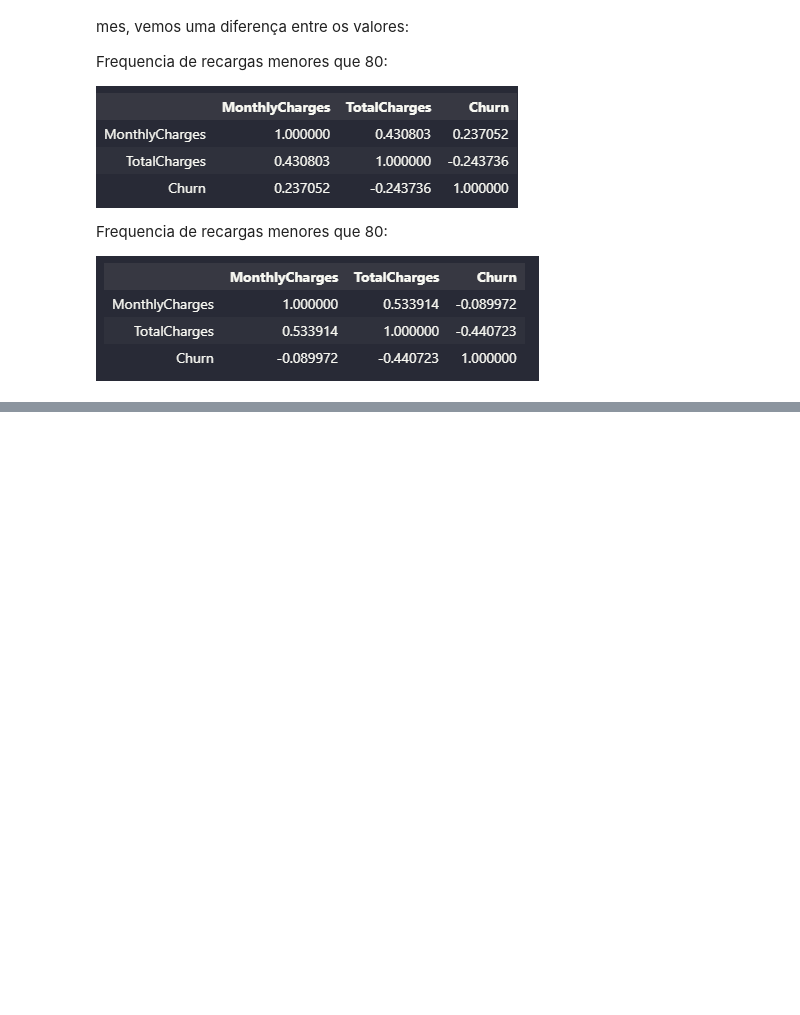
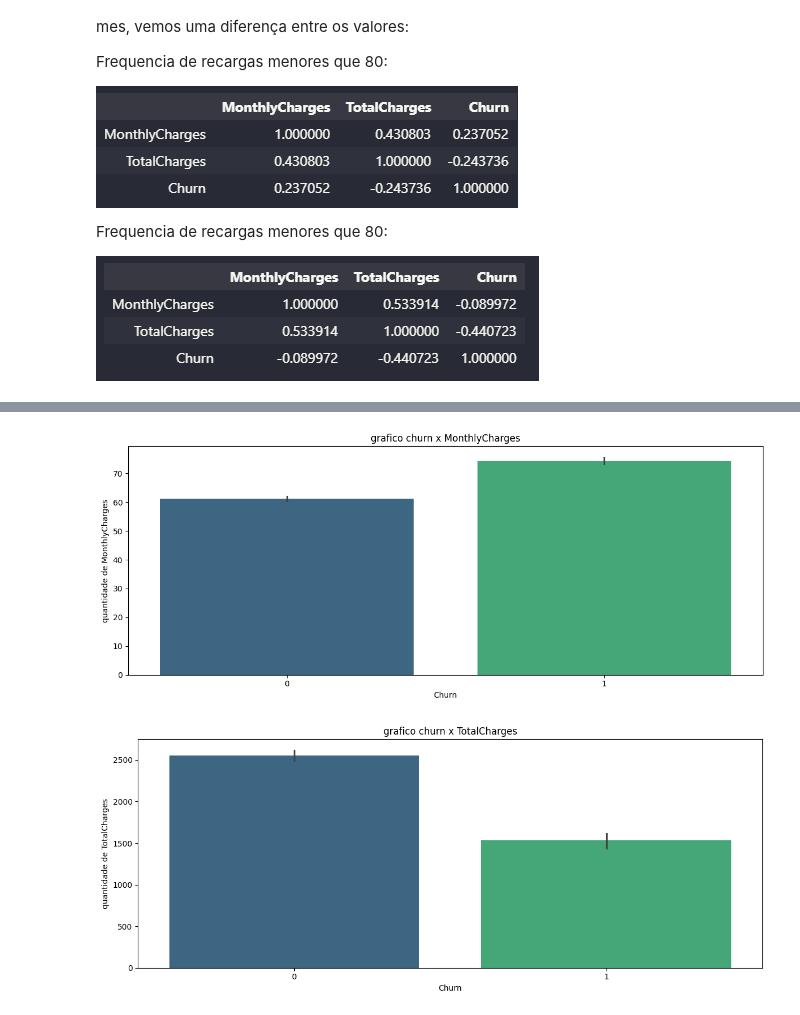
Before and after one commit to WesleySouza13/Analise-em-Churn, a Jupyter notebook: notebooks/ChargesEda.ipynb, the cells around one changed output, grey strips where cells are left out. Cells and saved outputs as stored; diff of their text form; code cells hidden in the pictures; blank space fills up the shorter version.

```diff
--- a/notebooks/ChargesEda.ipynb
+++ b/notebooks/ChargesEda.ipynb
@@ -118,0 +137,11 @@ Frequencia de recargas menores que 80:
+# %%
+for i in col:
+    plt.figure(figsize=(12,5))
+    plt.title(f'grafico churn x {i}')
+    sns.barplot(data=df, x='Churn', y=i, palette='viridis')
+    plt.ylabel(f'quantidade de {i}')
+    plt.tight_layout()
+    plt.show()
+# %% [output]
+[figure, added]
+[figure, added]
```
Also changed, not shown: parts of 2 cells of this notebook, 3 other files.
